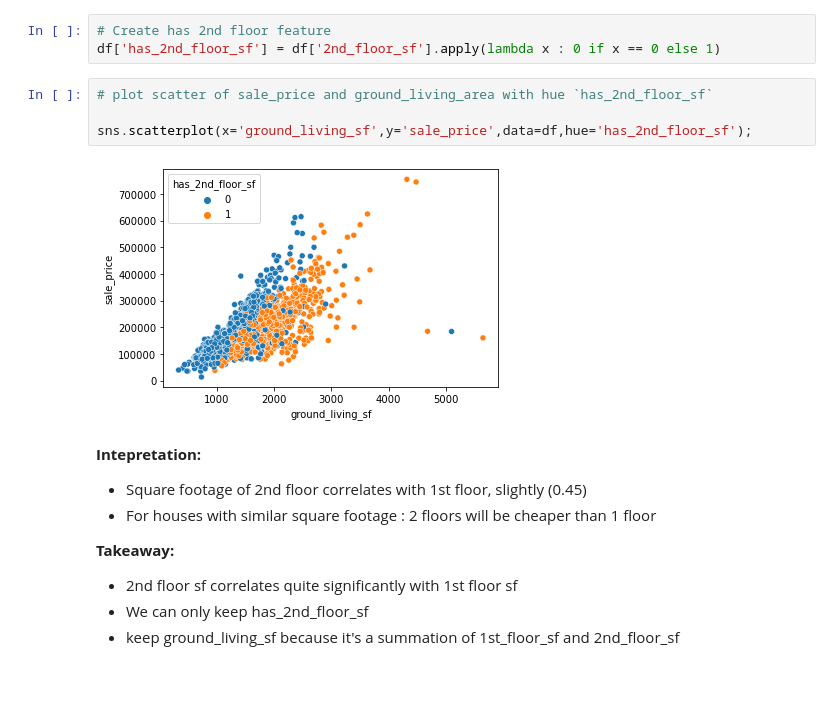
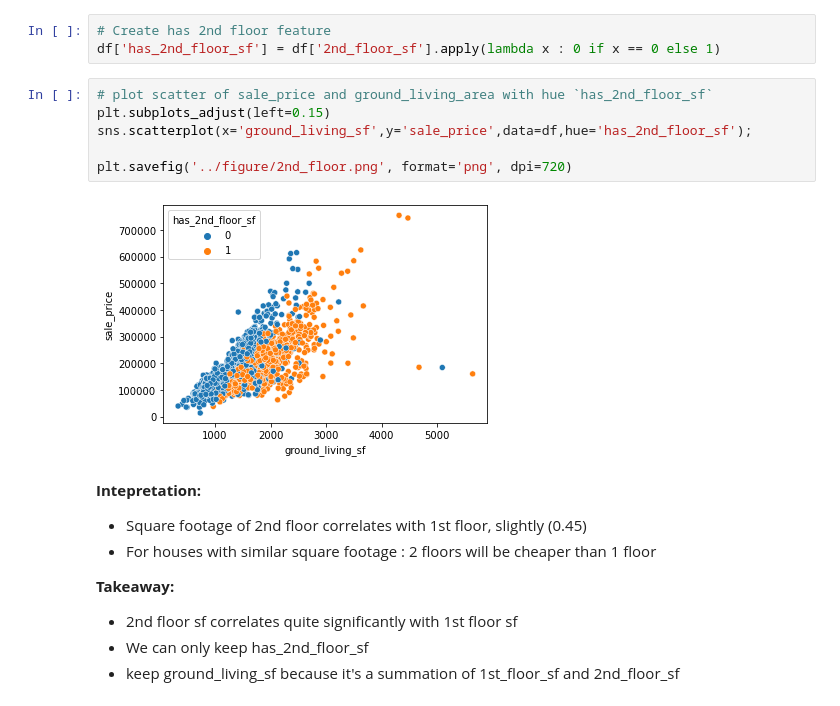
Before and after one commit to krisgch/dsi_project_ames, a Jupyter notebook: code/02_preprocessing_feature_engineering.ipynb, the cells around one changed output. Saved outputs shown, nothing was run; the diff lists cells and outputs as text.

```diff
--- a/code/02_preprocessing_feature_engineering.ipynb
+++ b/code/02_preprocessing_feature_engineering.ipynb
@@ -133,10 +133,12 @@ plt.title(f"1st vs 2nd floor sf : {corr['2nd_floor_sf'][1].round(2)}");
 df['has_2nd_floor_sf'] = df['2nd_floor_sf'].apply(lambda x : 0 if x == 0 else 1)
 # %%
 # plot scatter of sale_price and ground_living_area with hue `has_2nd_floor_sf`
+plt.subplots_adjust(left=0.15)
+sns.scatterplot(x='ground_living_sf',y='sale_price',data=df,hue='has_2nd_floor_sf');
 
-sns.scatterplot(x='ground_living_sf',y='sale_price',data=df,hue='has_2nd_floor_sf');
+plt.savefig('../figure/2nd_floor.png', format='png', dpi=720)
 # %% [output]
-[figure, old version]
+[figure, new version]
 # %% [markdown]
 __Intepretation:__
 - Square footage of 2nd floor correlates with 1st floor, slightly (0.45)
```
Also changed, not shown: parts of 15 cells of this notebook, 13 other files.
